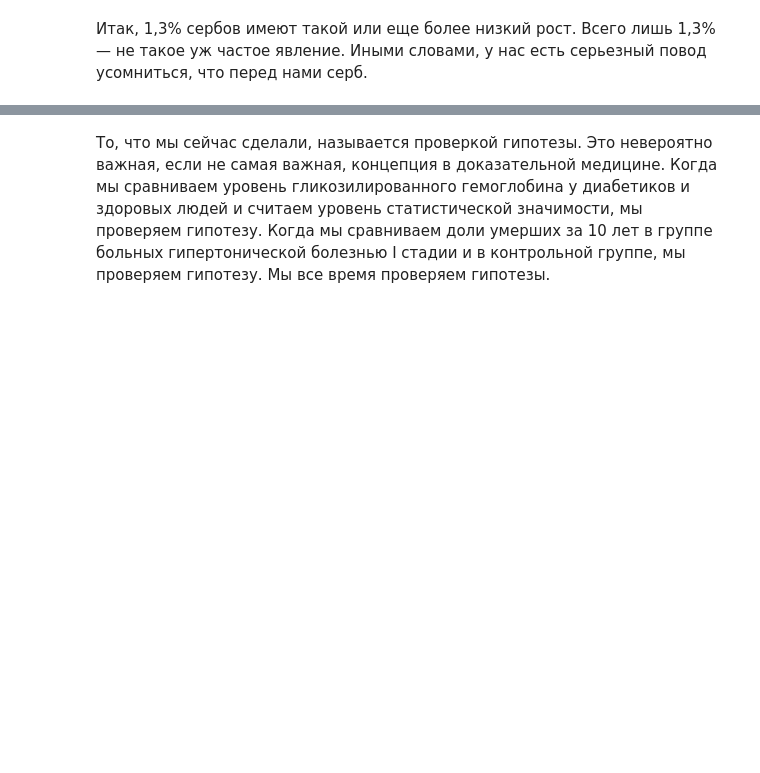
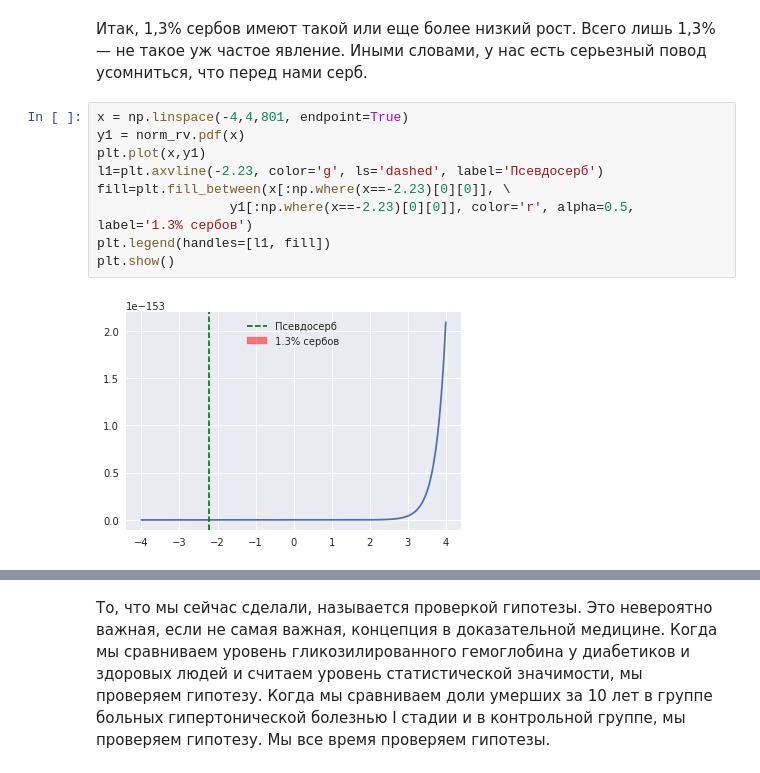
Before and after one commit to mishaberegov/statistics, a Jupyter notebook: Статистика_для_нубов.ipynb, the cells around one changed output, grey strips where cells are left out. Drawn from its saved outputs; the diff is of its cells as text; blank space fills up the shorter version.

```diff
--- a/Статистика_для_нубов.ipynb
+++ b/Статистика_для_нубов.ipynb
@@ -651,2 +708,13 @@ i
 # %% [markdown]
 Итак, 1,3% сербов имеют такой или еще более низкий рост. Всего лишь 1,3% &mdash; не такое уж частое явление. Иными словами, у нас есть серьезный повод усомниться, что перед нами серб.
+# %%
+x = np.linspace(-4,4,801, endpoint=True)
+y1 = norm_rv.pdf(x)
+plt.plot(x,y1)
+l1=plt.axvline(-2.23, color='g', ls='dashed', label='Псевдосерб')
+fill=plt.fill_between(x[:np.where(x==-2.23)[0][0]], \
+                 y1[:np.where(x==-2.23)[0][0]], color='r', alpha=0.5, label='1.3% сербов')
+plt.legend(handles=[l1, fill])
+plt.show()
+# %% [output]
+[figure, added]
```
Also changed, not shown: parts of 18 cells of this notebook.
